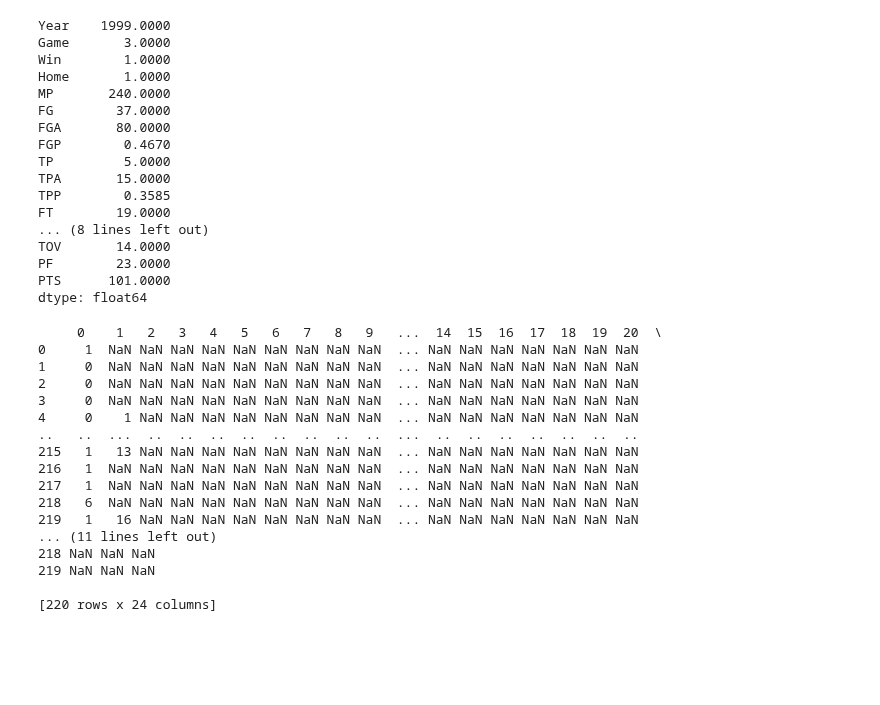
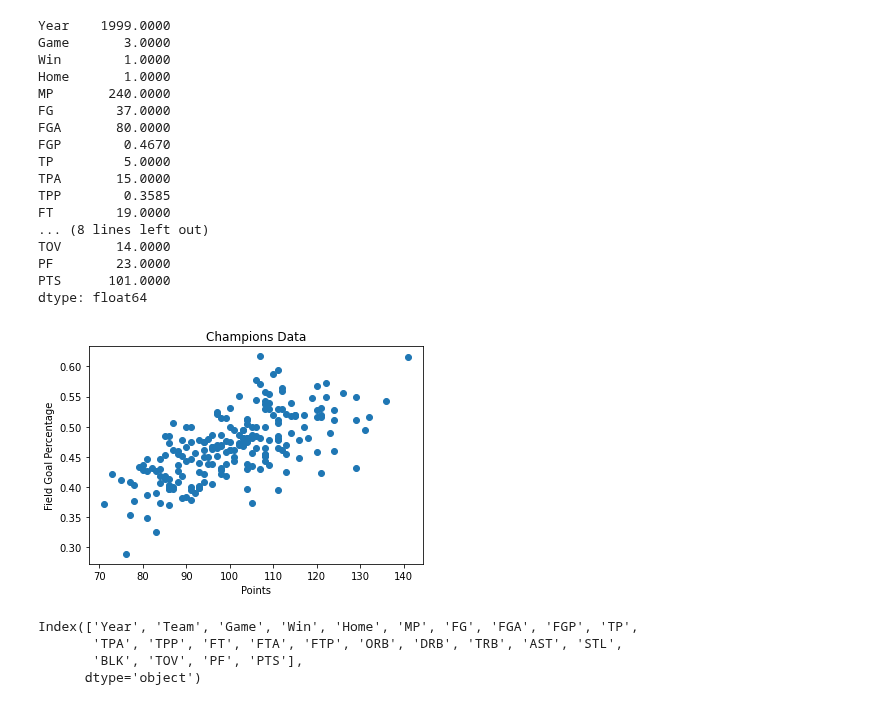
Before and after one commit to BuddaBaker/Fastpages, a Jupyter notebook: _notebooks/2023-03-09-AP-unit2-3.ipynb, the cells around one changed output. Drawn from its saved outputs; the diff is of its cells as text; code cells hidden in the pictures; blank space fills up the shorter version.

```diff
--- a/_notebooks/2023-03-09-AP-unit2-3.ipynb
+++ b/_notebooks/2023-03-09-AP-unit2-3.ipynb
@@ -680,26 +680,29 @@ TOV       14.0000
 PF        23.0000
 PTS      101.0000
 dtype: float64
-# %%
-print(df.mode(axis = 1,dropna=True))
-# %% [output]
-     0    1   2   3   4   5   6   7   8   9   ...  14  15  16  17  18  19  20  \
-0     1  NaN NaN NaN NaN NaN NaN NaN NaN NaN  ... NaN NaN NaN NaN NaN NaN NaN
-1     0  NaN NaN NaN NaN NaN NaN NaN NaN NaN  ... NaN NaN NaN NaN NaN NaN NaN
-2     0  NaN NaN NaN NaN NaN NaN NaN NaN NaN  ... NaN NaN NaN NaN NaN NaN NaN
-3     0  NaN NaN NaN NaN NaN NaN NaN NaN NaN  ... NaN NaN NaN NaN NaN NaN NaN
-4     0    1 NaN NaN NaN NaN NaN NaN NaN NaN  ... NaN NaN NaN NaN NaN NaN NaN
-..   ..  ...  ..  ..  ..  ..  ..  ..  ..  ..  ...  ..  ..  ..  ..  ..  ..  ..
-215   1   13 NaN NaN NaN NaN NaN NaN NaN NaN  ... NaN NaN NaN NaN NaN NaN NaN
-216   1  NaN NaN NaN NaN NaN NaN NaN NaN NaN  ... NaN NaN NaN NaN NaN NaN NaN
-217   1  NaN NaN NaN NaN NaN NaN NaN NaN NaN  ... NaN NaN NaN NaN NaN NaN NaN
-218   6  NaN NaN NaN NaN NaN NaN NaN NaN NaN  ... NaN NaN NaN NaN NaN NaN NaN
-219   1   16 NaN NaN NaN NaN NaN NaN NaN NaN  ... NaN NaN NaN NaN NaN NaN NaN
-... (11 lines left out)
-218 NaN NaN NaN
-219 NaN NaN NaN
-
-[220 rows x 24 columns]
+# %%
+import pandas as pd
+import matplotlib.pyplot as plt
+
+df = pd.read_csv('files/championsdata.csv')
+
+plt.scatter(df['PTS'], df['FGP'])
+
+plt.xlabel('Points')
+plt.ylabel('Field Goal Percentage')
+plt.title('Champions Data')
+
+# Display the plot
+plt.show()
+# %% [output]
+[figure, added]
+# %%
+print(df.columns)
+# %% [output]
+Index(['Year', 'Team', 'Game', 'Win', 'Home', 'MP', 'FG', 'FGA', 'FGP', 'TP',
+       'TPA', 'TPP', 'FT', 'FTA', 'FTP', 'ORB', 'DRB', 'TRB', 'AST', 'STL',
+       'BLK', 'TOV', 'PF', 'PTS'],
+      dtype='object')
 # %%
 from sklearn.model_selection import train_test_split
 from sklearn.tree import DecisionTreeClassifier
```
Also changed, not shown: parts of 1 cell of this notebook.
